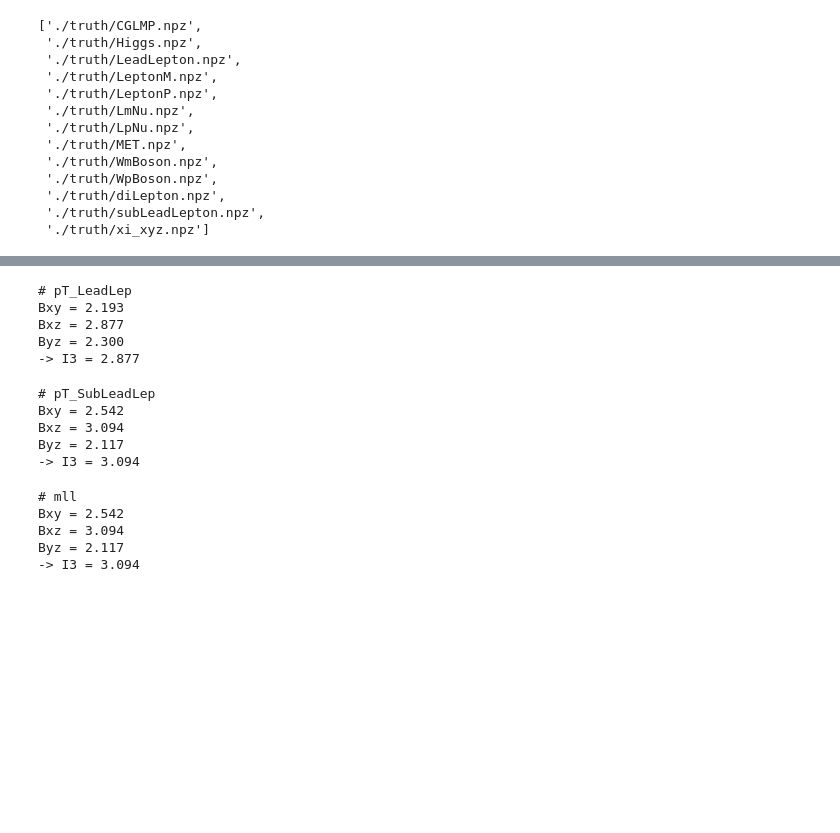
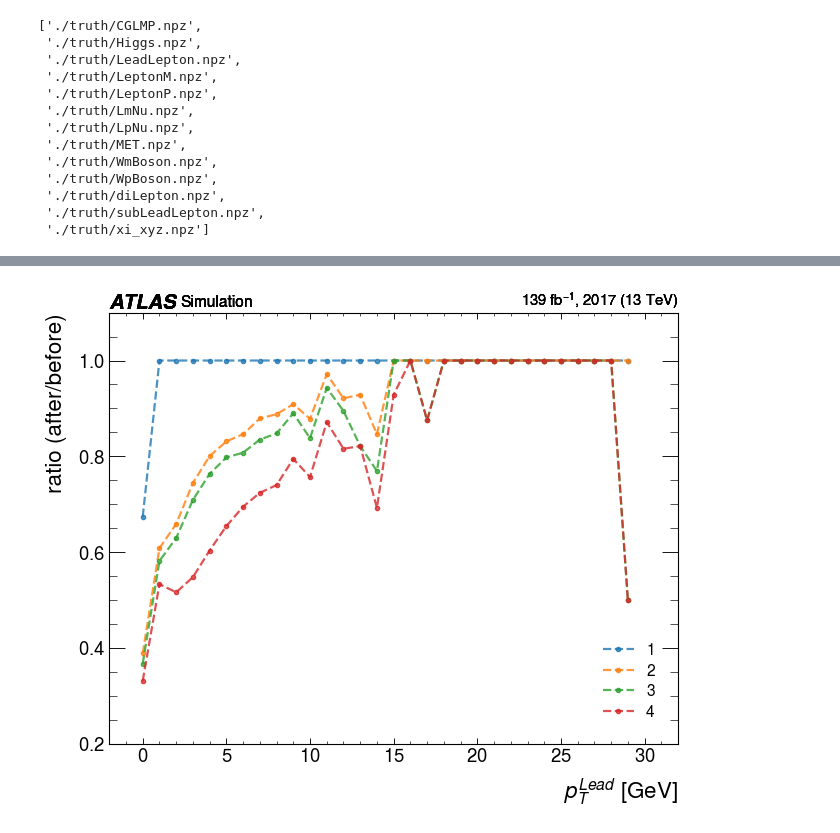
Before and after one commit to yygarypeng/Bell-Analysis, a Jupyter notebook: TRUTH3_dump_CutAnalysis/truth-analysis.ipynb, the cells around one changed output, grey strips where cells are left out. Saved outputs shown, nothing was run; the diff lists cells and outputs as text; code cells hidden in the pictures; blank space fills up the shorter version.

Commit message:
Add cuts ratio and correlation analysis codes.

```diff
--- a/TRUTH3_dump_CutAnalysis/truth-analysis.ipynb
+++ b/TRUTH3_dump_CutAnalysis/truth-analysis.ipynb
@@ -80,13 +82,13 @@ files_name
     LmNu,
     LpNu,
     MET,
-    WmBoson,
-    WpBoson,
+    Wm,
+    Wp,
     diLep,
     SubLep,
     Xi,
 ) = files
-GeV=1e3
+GEV=1e3
 
 del files_name, files
 gc.collect()
@@ -95,5 +97,5 @@ gc.collect()
 # %%
-def CGLMP_analysis(CutName: str, Cuts: list=[]) -> list:
+def CGLMP_analysis(CutName: str="Default", Cuts: list=[], show: bool=False) -> list:
       if len(Cuts) == 0:
             data = CGLMP
             warnings.warn("No cut applied...")
@@ -106,7 +108,8 @@ def CGLMP_analysis(CutName: str, Cuts: list=[]) -> list:
       Byz = np.average(data['Byz'])
       I3 = np.max([Bxy, Bxz, Byz])
 
-      print(f'''# {CutName}
+      if show is True:
+            print(f'''# {CutName}
 Bxy = {Bxy:1.3f}
 Bxz = {Bxz:1.3f}
 Byz = {Byz:1.3f}
@@ -175,24 +158,0 @@ Data 0:
-# %%
-Cut_pT_LeadLep = CGLMP_analysis("pT_LeadLep", Cuts=[LeadLep["pt"]/GeV>22])
-# %% [output]
-# pT_LeadLep
-Bxy = 2.193
-Bxz = 2.877
-Byz = 2.300
--> I3 = 2.877
-# %%
-Cut_pT_SubLeadLep = CGLMP_analysis("pT_SubLeadLep", Cuts=[LeadLep["pt"]/GeV>22, SubLep["pt"]/GeV>15])
-# %% [output]
-# pT_SubLeadLep
-Bxy = 2.542
-Bxz = 3.094
-Byz = 2.117
--> I3 = 3.094
-# %%
-Cut_pT_Mll = CGLMP_analysis("mll", Cuts=[LeadLep["pt"]/GeV>22, SubLep["pt"]/GeV>15, diLep["m"]>10])
-# %% [output]
-# mll
-Bxy = 2.542
-Bxz = 3.094
-Byz = 2.117
--> I3 = 3.094
@@ -200,0 +202,10 @@ Byz = 2.117
+# %%
+fig = plt.figure(figsize=(9, 7), dpi=80)
+for i in cuts:
+    ratio_data = ratio(i, [], df=LeadLep, var="pt")
+    ratio_plot(ratio_data, ylabel=r"$p^{Lead}_{T}$ [GeV]")
+plt.xlim(-2, 32)
+plt.legend(name, loc="best")
+plt.show()
+# %% [output]
+[figure, added]
```
Also changed, not shown: parts of 34 cells of this notebook.
